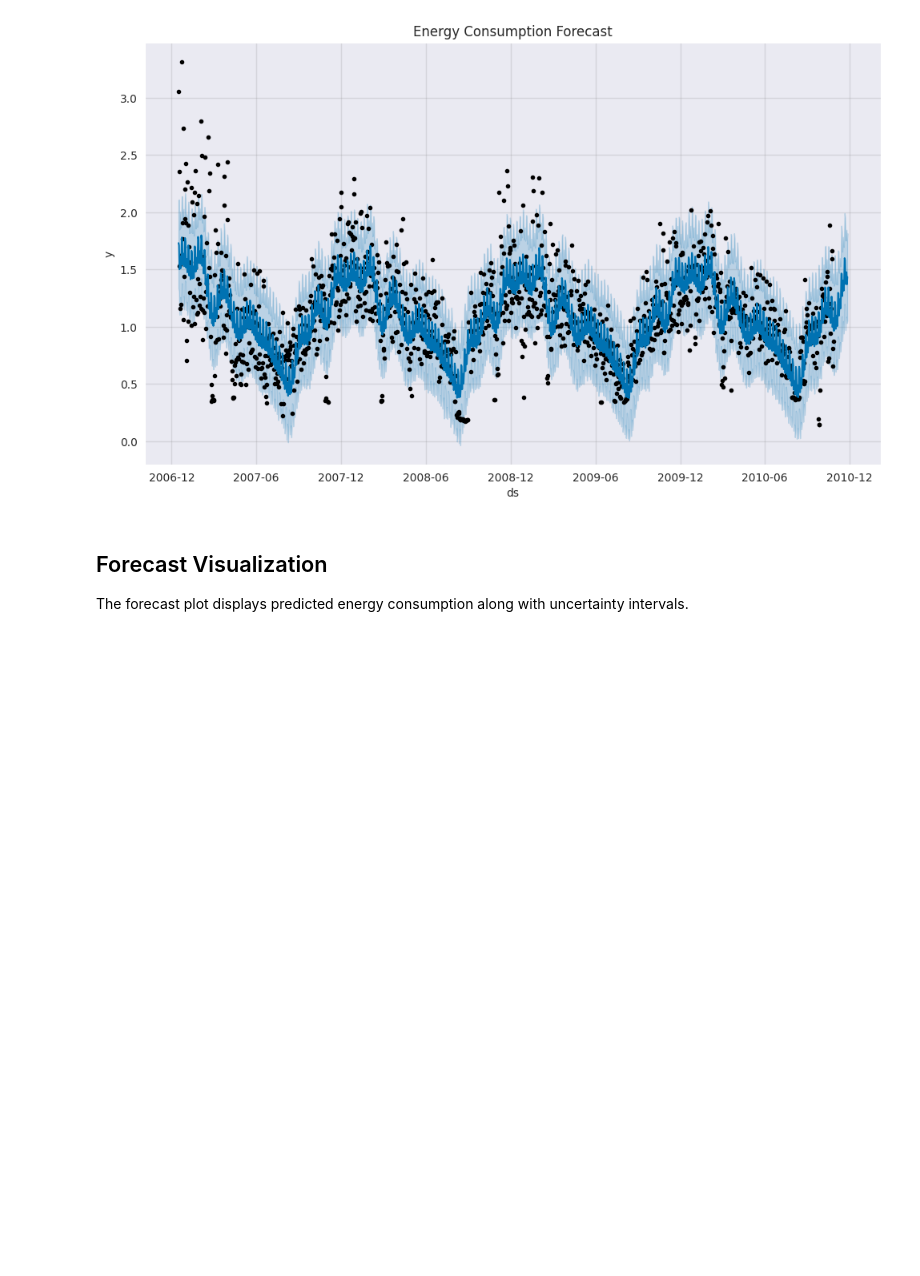
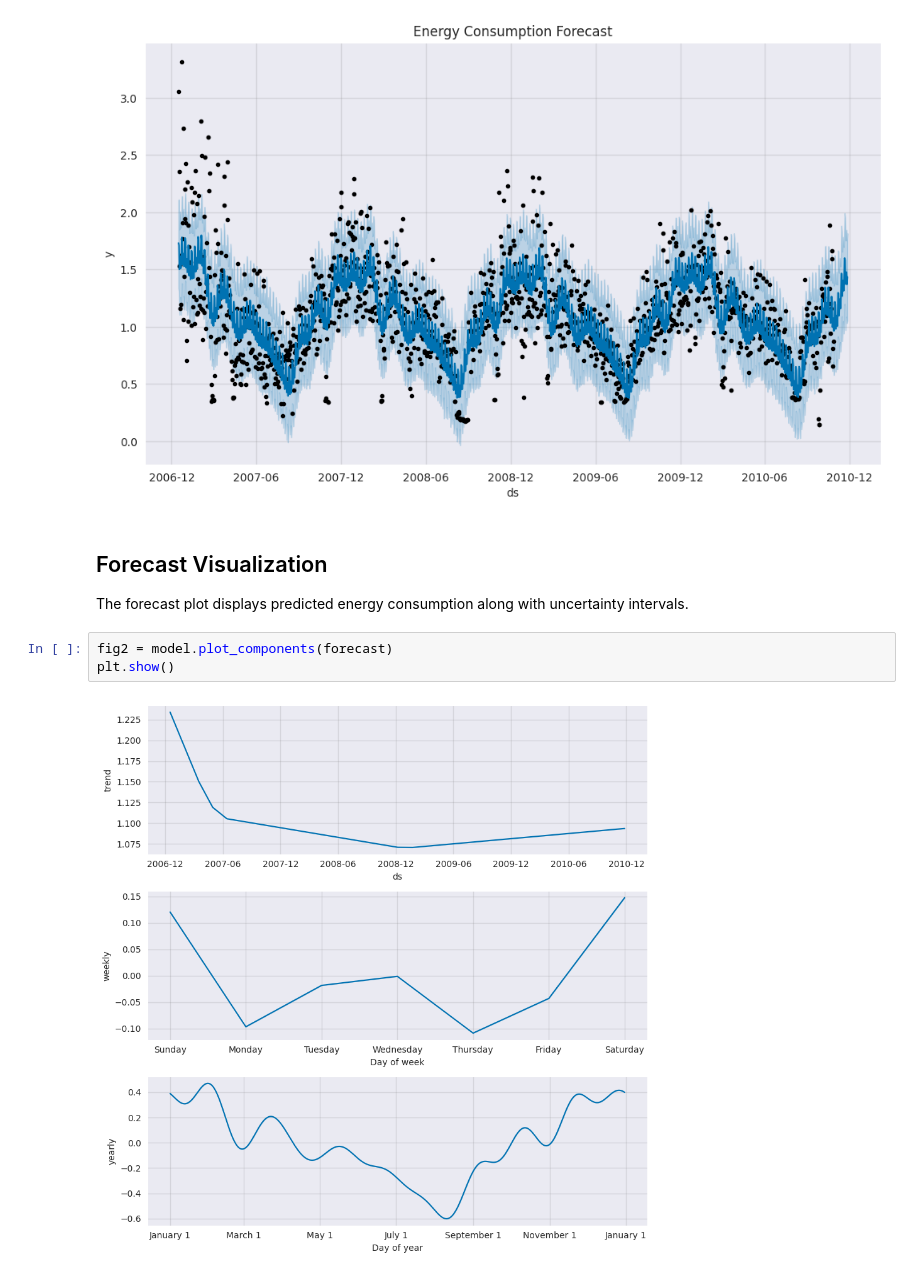
Before and after one commit to ShahanV/powercast-ai, a Jupyter notebook: notebooks/Powercast_AI.ipynb, the cells around one changed output. Cells and saved outputs as stored; diff of their text form; blank space fills up the shorter version.

Commit message:
Visualize trend and seasonality components

```diff
--- a/notebooks/Powercast_AI.ipynb
+++ b/notebooks/Powercast_AI.ipynb
@@ -282,3 +282,8 @@ plt.show()
 ## Forecast Visualization
 
 The forecast plot displays predicted energy consumption along with uncertainty intervals.
+# %%
+fig2 = model.plot_components(forecast)
+plt.show()
+# %% [output]
+[figure, added]
```
